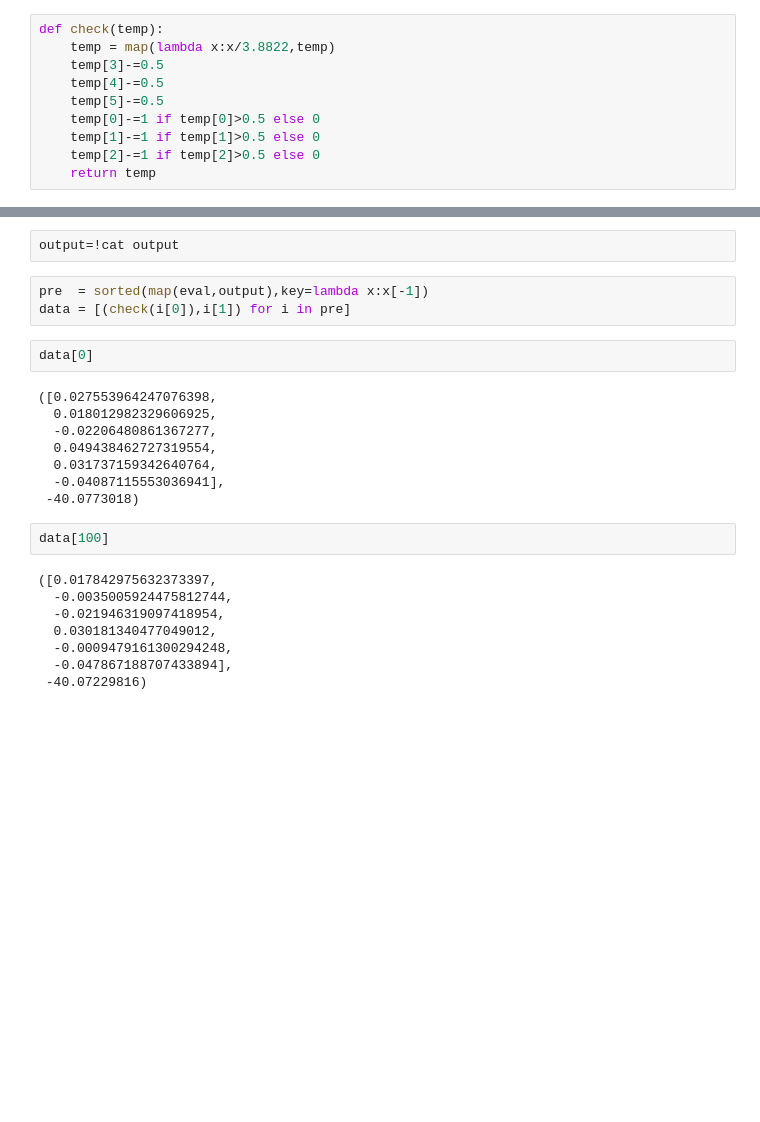
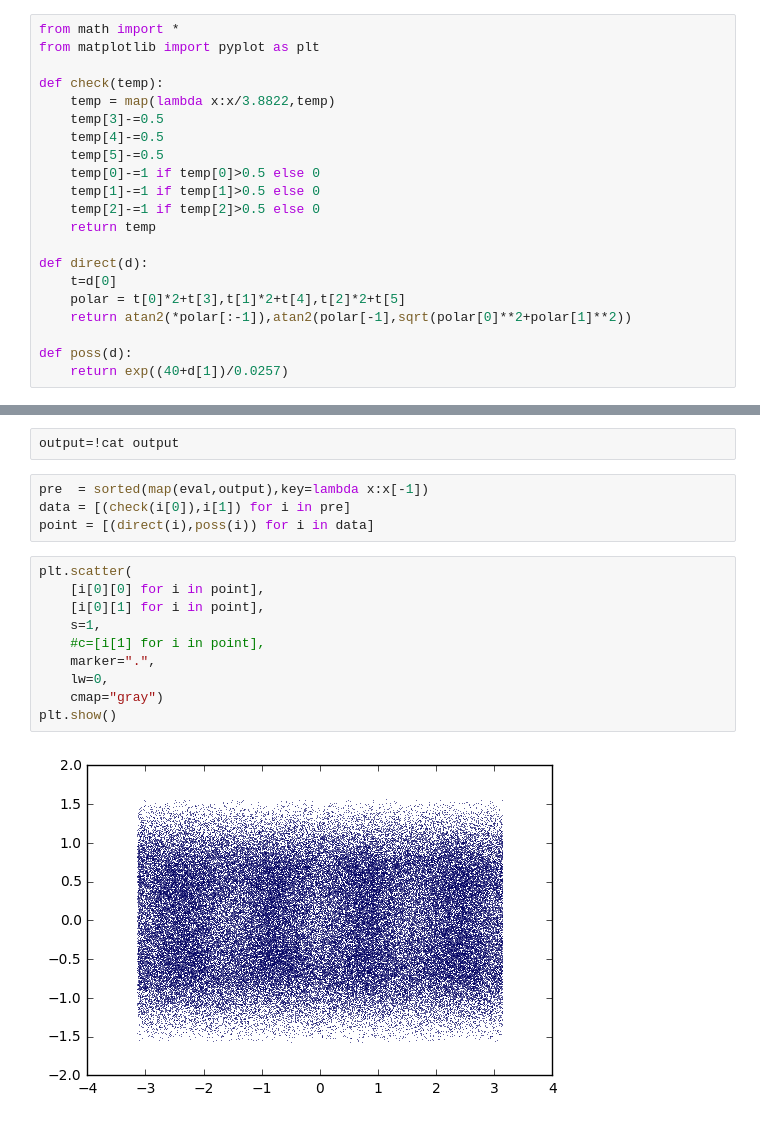
Before and after one commit to hzhangxyz/CaTiO3, a Jupyter notebook: 5.relax-Ca-and-Ti/analyze.ipynb, the cells around one changed output, grey strips where cells are left out. Drawn from its saved outputs; the diff is of its cells as text; blank space fills up the shorter version.

```diff
--- a/5.relax-Ca-and-Ti/analyze.ipynb
+++ b/5.relax-Ca-and-Ti/analyze.ipynb
@@ -1,6 +1,9 @@
 # %% [markdown]
 # Useful function
 # %%
+from math import *
+from matplotlib import pyplot as plt
+
 def check(temp):
     temp = map(lambda x:x/3.8822,temp)
     temp[3]-=0.5
@@ -10,6 +13,14 @@ def check(temp):
     temp[1]-=1 if temp[1]>0.5 else 0
     temp[2]-=1 if temp[2]>0.5 else 0
     return temp
+
+def direct(d):
+    t=d[0]
+    polar = t[0]*2+t[3],t[1]*2+t[4],t[2]*2+t[5]
+    return atan2(*polar[:-1]),atan2(polar[-1],sqrt(polar[0]**2+polar[1]**2))
+
+def poss(d):
+    return exp((40+d[1])/0.0257)
 # %% [markdown]
 # Import data
 # %%
@@ -17,23 +28,16 @@ output=!cat output
 # %%
 pre  = sorted(map(eval,output),key=lambda x:x[-1])
 data = [(check(i[0]),i[1]) for i in pre]
+point = [(direct(i),poss(i)) for i in data]
-# %%
-data[0]
-# %% [output]
-([0.027553964247076398,
-  0.018012982329606925,
-  -0.02206480861367277,
-  0.049438462727319554,
-  0.031737159342640764,
-  -0.04087115553036941],
- -40.0773018)
-# %%
-data[100]
-# %% [output]
-([0.017842975632373397,
-  -0.0035005924475812744,
-  -0.021946319097418954,
-  0.030181340477049012,
-  -0.0009479161300294248,
-  -0.047867188707433894],
- -40.07229816)
+# %%
+plt.scatter(
+    [i[0][0] for i in point],
+    [i[0][1] for i in point],
+    s=1,
+    #c=[i[1] for i in point],
+    marker=".",
+    lw=0,
+    cmap="gray")
+plt.show()
+# %% [output]
+[figure, added]
```
Also changed, not shown: parts of 1 cell of this notebook.
